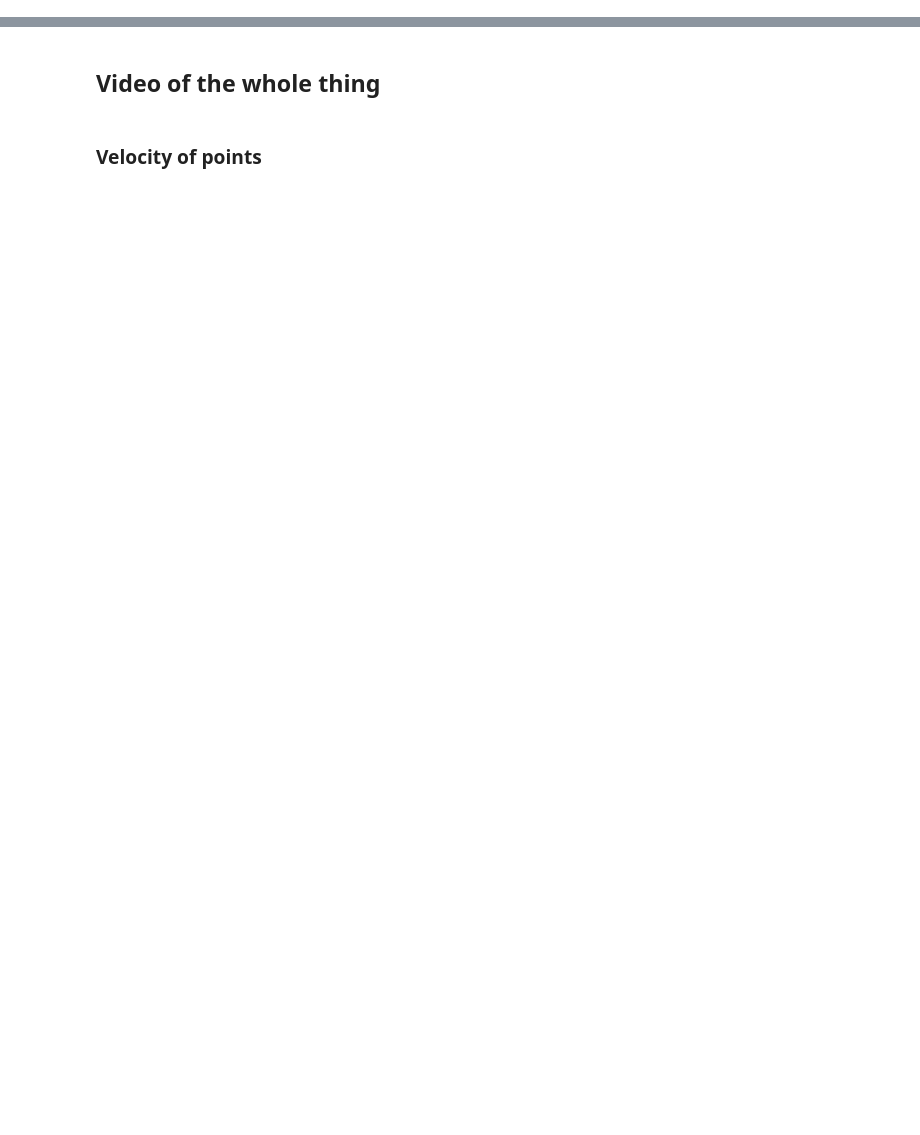
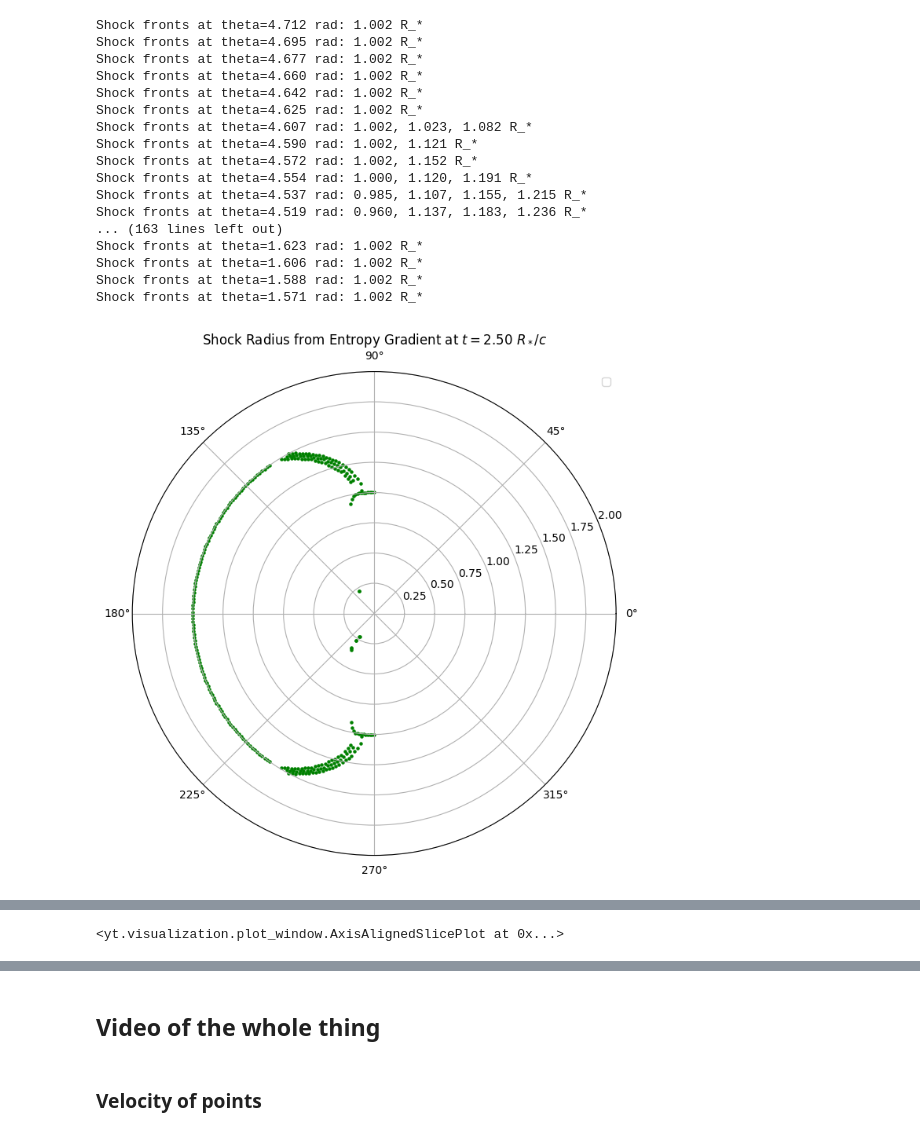
Before and after one commit to AriPollak-04/athena, a Jupyter notebook: shock_track.ipynb, the cells around one changed output, grey strips where cells are left out. Saved outputs shown, nothing was run; the diff lists cells and outputs as text; code cells hidden in the pictures; blank space fills up the shorter version.

Commit message:
Shock Tracking is up and running

```diff
--- a/shock_track.ipynb
+++ b/shock_track.ipynb
@@ -55,10 +57,10 @@ import matplotlib.pyplot as plt
 from scipy.signal import find_peaks
 
 # 1D velocity profile at a fixed azimuthal angle
-theta_vals = np.linspace(0, np.pi/2, 10)  # example theta values
+theta_vals = np.linspace(3*np.pi/2, np.pi/2, 180)  # example theta values
 z_val     = 0.5   #doesnt matter
 
-ds_entr = yt.load('/scratch/aripoll/athena_out/outputs/jet_blast.out1.01800.athdf')
+ds_entr = yt.load('/scratch/aripoll/athena_out/outputs/jet_blast.out1.02500.athdf')
 
 
 r_shock_entropy = []  # list of lists: 1 or more radii per theta
@@ -82,30 +84,56 @@ for theta_val in theta_vals:
     dlogS_dr = np.gradient(np.log10(df_entr['entropy']), df_entr['r'])
     abs_grad = np.abs(dlogS_dr)
 
-    peaks, _ = find_peaks(abs_grad, height= 100, distance = 10)
-    radii = [float(df_entr['r'].iloc[i]) for i in peaks if df_entr['r'].iloc[i] > 0.2]
+    peaks, _ = find_peaks(abs_grad, height=100, distance=10)
+    peak_radii = sorted(
+        [float(df_entr['r'].iloc[i]) for i in peaks if df_entr['r'].iloc[i] > 0.2],
+        reverse=True
+    )
 
+    max_distance = 0.3  # tune: max allowed distance from outermost shock front
+
+    selected = []
+    if peak_radii:
+        r_outer = peak_radii[0]
+        selected = [r for r in peak_radii if r_outer - r <= max_distance]
+
+    # Separately keep stellar surface peak near R=1.0
+    surface_peaks = [r for r in peak_radii if 0.85 < r < 1.15]
+    if surface_peaks and (not selected or min(abs(s - 1.0) for s in selected) > 0.1):
+        selected.append(min(surface_peaks, key=lambda r: abs(r - 1.0)))
+
+    radii = sorted(selected)
     if radii:
         print(f"Shock fronts at theta={theta_val:.3f} rad: {', '.join(f'{r:.3f}' for r in radii)} R_*")
         r_shock_entropy.append(radii)
     else:
         r_shock_entropy.append([np.nan])
-    fig, ax = plt.subplots()
-    ax.plot(df_entr['r'], df_entr['entropy'], label='Entropy')
-    for r in radii:
-        ax.axvline(r, color='r', linestyle='--', label=f'shock r={r:.3f}')
-    ax.set_xlabel(r"$r \ [R_*]$")
-    ax.set_ylabel(r"Entropy $\mathcal{S}$")
-    ax.set_title(rf"Entropy at $\theta = {theta_val*180/np.pi:.3f}$°, $t = {float(ds.current_time):.2f}\ R_*/c$")
-    ax.legend()
-    plt.show()
+    # fig, ax = plt.subplots()
+    # ax.plot(df_entr['r'], df_entr['entropy'], label='Entropy')
+    # ax.plot(df_entr['r'], abs_grad, label='|dlogS/dr|', alpha=0.5)
+    # for r in radii:
+    #     ax.axvline(r, color='r', linestyle='--', label=f'shock r={r:.3f}')
+    # ax.set_xlabel(r"$r \ [R_*]$")
+    # ax.set_ylabel(r"Entropy $\mathcal{S}$")
+    # ax.set_title(rf"Entropy at $\theta = {theta_val*180/np.pi:.3f}$°, $t = {float(ds_entr.current_time):.2f}\ R_*/c$")
+    # ax.legend()
+    # plt.show()
 
 # Flatten for polar plot: duplicate theta for entries with two fronts
 plot_theta = [th for th, rs in zip(theta_vals, r_shock_entropy) for _ in rs]
 plot_r     = [r  for rs in r_shock_entropy for r in rs]
 
-plt.figure(figsize=(20, 20))
-plt.polar(plot_theta, plot_r, marker='o', color='g', linestyle='none')
-plt.title(rf"Shock Radius from Entropy Gradient at $t = {float(ds.current_time):.2f}\ R_*/c$")
-plt.legend()
+fig, ax = plt.subplots(subplot_kw={'projection': 'polar'}, figsize=(12, 8))
+ax.scatter(plot_theta, plot_r, marker='o', color='g', s=5)
+ax.set_rlim(0, 2)
+ax.set_title(rf"Shock Radius from Entropy Gradient at $t = {float(ds_entr.current_time):.2f}\ R_*/c$")
+ax.legend()
 plt.show()
+
+p = yt.SlicePlot(ds_entr, 'z', ('gas', 'entropy'))
+p.annotate_timestamp(corner="upper_left", text_args={"color": "black"}, time_format=r"$t = {time:.2f}\ R_{{*}}/c$")
+p.set_cmap(("gas", "entropy"), "inferno")
+p.set_xlabel(r"x $[R_{*}]$")
+p.set_ylabel(r"y $[R_{*}]$")
+p.set_colorbar_label(("gas", "entropy"), r" Entropy $\mathcal{S}$")
+# %% [output]
@@ -111,0 +149,18 @@ plt.show()
+Shock fronts at theta=4.712 rad: 1.002 R_*
+Shock fronts at theta=4.695 rad: 1.002 R_*
+Shock fronts at theta=4.677 rad: 1.002 R_*
+Shock fronts at theta=4.660 rad: 1.002 R_*
+Shock fronts at theta=4.642 rad: 1.002 R_*
+Shock fronts at theta=4.625 rad: 1.002 R_*
+Shock fronts at theta=4.607 rad: 1.002, 1.023, 1.082 R_*
+Shock fronts at theta=4.590 rad: 1.002, 1.121 R_*
+Shock fronts at theta=4.572 rad: 1.002, 1.152 R_*
+Shock fronts at theta=4.554 rad: 1.000, 1.120, 1.191 R_*
+Shock fronts at theta=4.537 rad: 0.985, 1.107, 1.155, 1.215 R_*
+Shock fronts at theta=4.519 rad: 0.960, 1.137, 1.183, 1.236 R_*
+... (163 lines left out)
+Shock fronts at theta=1.623 rad: 1.002 R_*
+Shock fronts at theta=1.606 rad: 1.002 R_*
+Shock fronts at theta=1.588 rad: 1.002 R_*
+Shock fronts at theta=1.571 rad: 1.002 R_*
+[figure, added]
@@ -111,0 +173 @@ plt.show()
+<yt.visualization.plot_window.AxisAlignedSlicePlot at 0x...>
```
Also changed, not shown: parts of 4 cells of this notebook, 8 other files.
